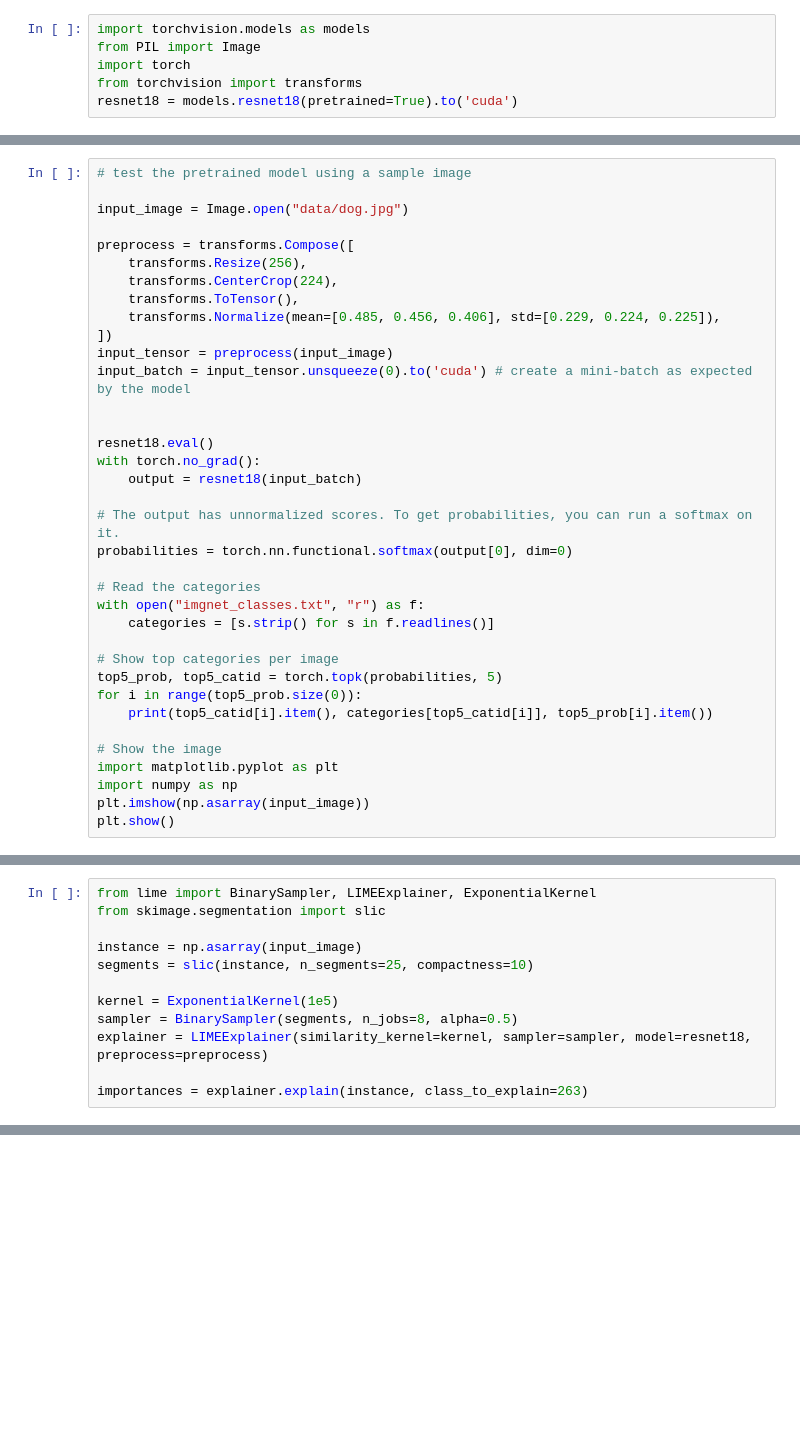
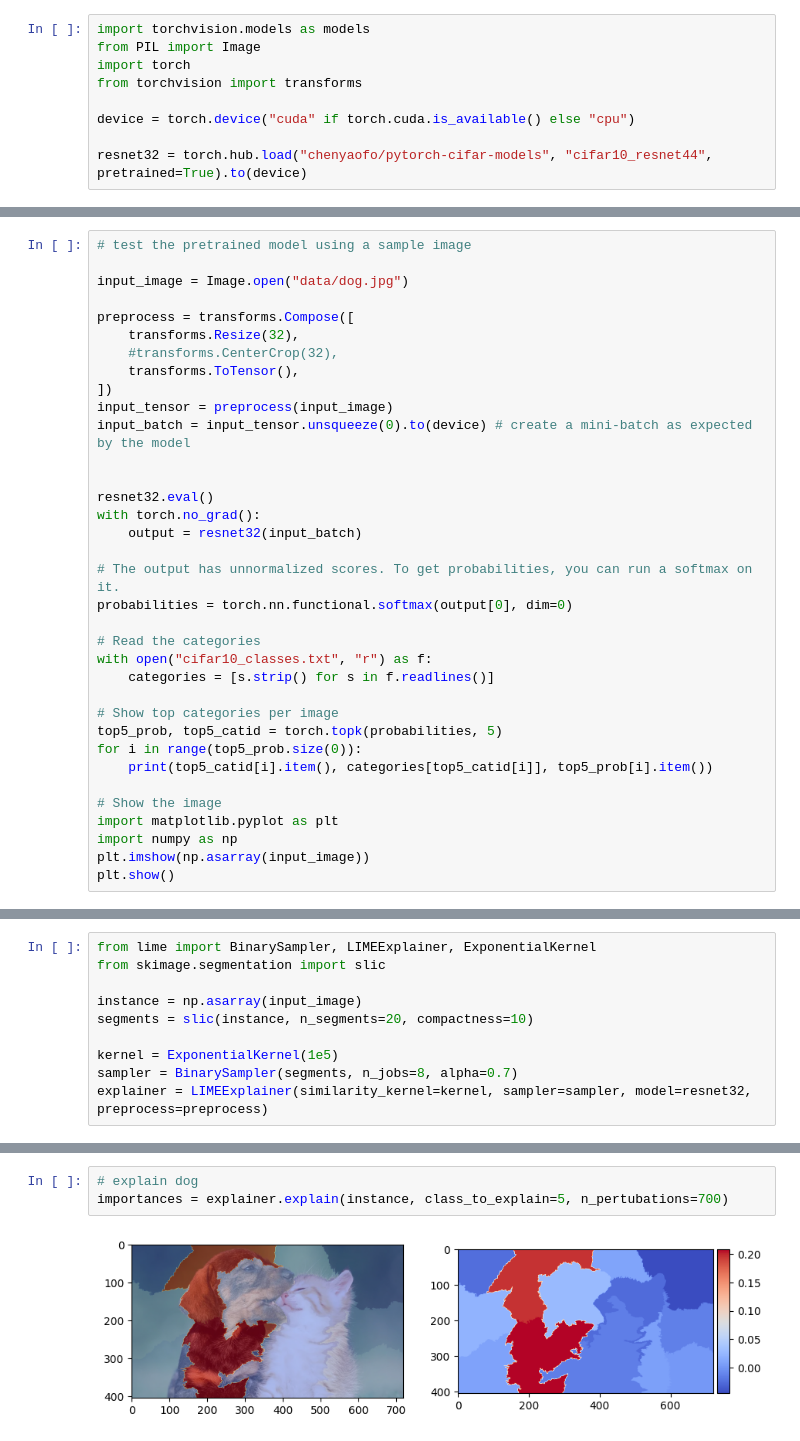
Before and after one commit to LuanAdemi/glime-proto, a Jupyter notebook: test_lime.ipynb, the cells around one changed output, grey strips where cells are left out. Saved outputs shown, nothing was run; the diff lists cells and outputs as text; blank space fills up the shorter version.

Commit message:
Implemented glow and Flow Sampler

```diff
--- a/test_lime.ipynb
+++ b/test_lime.ipynb
@@ -3,4 +3,7 @@ import torchvision.models as models
 from PIL import Image
 import torch
 from torchvision import transforms
-resnet18 = models.resnet18(pretrained=True).to('cuda')
+
+device = torch.device("cuda" if torch.cuda.is_available() else "cpu")
+
+resnet32 = torch.hub.load("chenyaofo/pytorch-cifar-models", "cifar10_resnet44", pretrained=True).to(device)
@@ -10,24 +17,23 @@ resnet18 = models.resnet18(pretrained=True).to('cuda')
 input_image = Image.open("data/dog.jpg")
 
 preprocess = transforms.Compose([
-    transforms.Resize(256),
-    transforms.CenterCrop(224),
+    transforms.Resize(32),
+    #transforms.CenterCrop(32),
     transforms.ToTensor(),
-    transforms.Normalize(mean=[0.485, 0.456, 0.406], std=[0.229, 0.224, 0.225]),
 ])
 input_tensor = preprocess(input_image)
-input_batch = input_tensor.unsqueeze(0).to('cuda') # create a mini-batch as expected by the model
+input_batch = input_tensor.unsqueeze(0).to(device) # create a mini-batch as expected by the model
 
 
-resnet18.eval()
+resnet32.eval()
 with torch.no_grad():
-    output = resnet18(input_batch)
+    output = resnet32(input_batch)
 
 # The output has unnormalized scores. To get probabilities, you can run a softmax on it.
 probabilities = torch.nn.functional.softmax(output[0], dim=0)
 
 # Read the categories
-with open("imgnet_classes.txt", "r") as f:
+with open("cifar10_classes.txt", "r") as f:
     categories = [s.strip() for s in f.readlines()]
 
 # Show top categories per image
@@ -52,10 +58,8 @@ from lime import BinarySampler, LIMEExplainer, ExponentialKernel
 from skimage.segmentation import slic
 
 instance = np.asarray(input_image)
-segments = slic(instance, n_segments=25, compactness=10)
+segments = slic(instance, n_segments=20, compactness=10)
 
 kernel = ExponentialKernel(1e5)
-sampler = BinarySampler(segments, n_jobs=8, alpha=0.5)
-explainer = LIMEExplainer(similarity_kernel=kernel, sampler=sampler, model=resnet18, preprocess=preprocess)
-
-importances = explainer.explain(instance, class_to_explain=263)
+sampler = BinarySampler(segments, n_jobs=8, alpha=0.7)
+explainer = LIMEExplainer(similarity_kernel=kernel, sampler=sampler, model=resnet32, preprocess=preprocess)
@@ -68,0 +66,5 @@ plt.imshow(np.asarray(sampler.sample(instance, 1)[0][0], dtype=np.uint8))
+# %%
+# explain dog
+importances = explainer.explain(instance, class_to_explain=5, n_pertubations=700)
+# %% [output]
+[figure, added]
```
Also changed, not shown: parts of 5 cells of this notebook, 9 other files.
